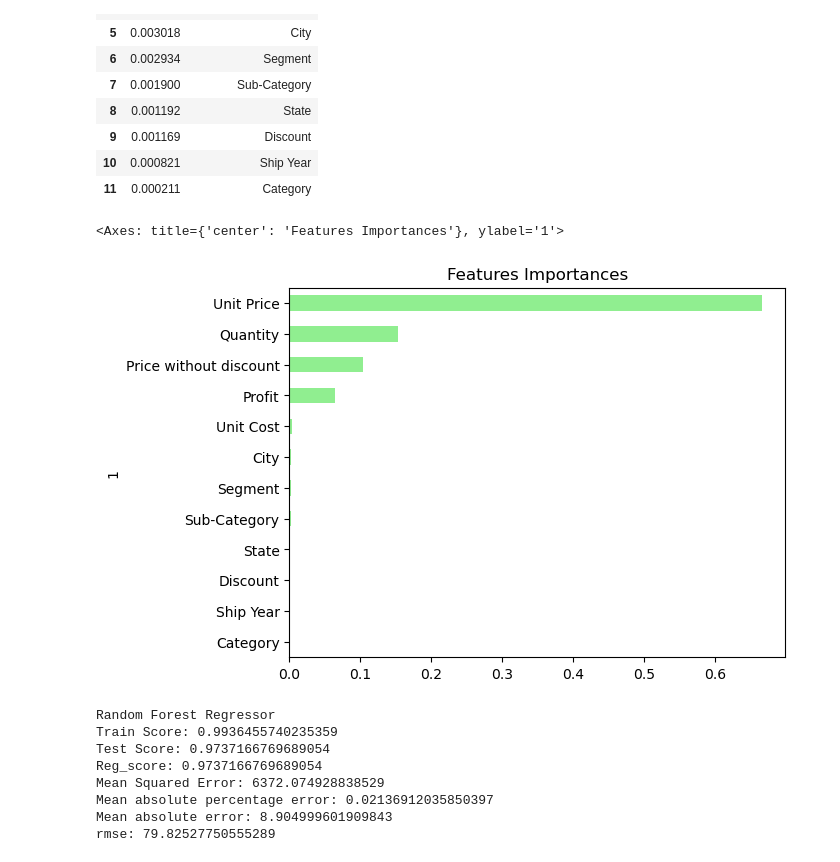
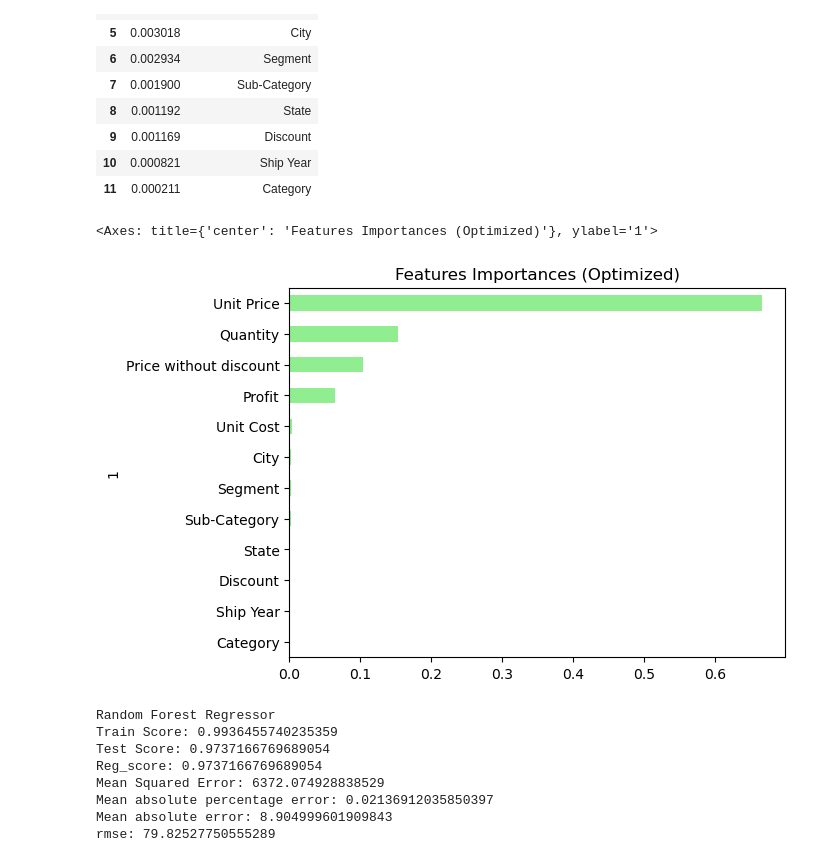
Before and after one commit to jmpealy/project-4-ML-integration, a Jupyter notebook: model_jason.ipynb, the cells around one changed output. Saved outputs shown, nothing was run; the diff lists cells and outputs as text; code cells hidden in the pictures.

```diff
--- a/model_jason.ipynb
+++ b/model_jason.ipynb
@@ -293,15 +382,15 @@ GridSearchCV(cv=KFold(n_splits=5, random_state=1, shuffle=True),
                          'n_estimators': [20, 50]})
 # %%
 #Perform cross validation
-rf = RandomForestRegressor(
+rf_optimized = RandomForestRegressor(
                            n_estimators = grid_search.best_params_['n_estimators'],
                            max_features = grid_search.best_params_['max_features'],
                            max_depth = grid_search.best_params_['max_depth'],
                            random_state = 0)
 
-rf.fit(X_train, y_train)
+rf_optimized.fit(X_train, y_train)
 
-n_scores = cross_val_score(rf, X_train, y_train,
+n_scores = cross_val_score(rf_optimized, X_train, y_train,
                            cv=KFold(n_splits=5, shuffle=True, random_state=1)).mean()
 
 n_scores
@@ -338,8 +422,8 @@ array([2.93408982e-03, 3.01798746e-03, 1.19176652e-03, 2.10616525e-04,
        6.65201129e-01, 1.03170466e-01, 3.18835459e-03, 8.21091977e-04])
 # %%
 #Match feature importance with the respective category and put into a dataframe
-importances_df = pd.DataFrame(sorted(zip(rf.feature_importances_, X.columns), reverse=True))
-importances_df
+optimized_importances_df = pd.DataFrame(sorted(zip(rf_optimized.feature_importances_, X.columns), reverse=True))
+optimized_importances_df
 # %% [output]
 |  | 0 | 1 |
 | 0 | 0.665201 | Unit Price |
@@ -356,13 +440,13 @@ importances_df
 | 11 | 0.000211 | Category |
 # %%
 # Visualize the features by importance
-importances_df.set_index(importances_df[1], inplace=True)
-importances_df.drop(columns=1, inplace=True)
-importances_df.rename(columns={0: 'Feature Importances'}, inplace=True)
-importances_sorted = importances_df.sort_values(by='Feature Importances')
-importances_sorted.plot(kind='barh', color='lightgreen', title= 'Features Importances', legend=False)
+optimized_importances_df.set_index(optimized_importances_df[1], inplace=True)
+optimized_importances_df.drop(columns=1, inplace=True)
+optimized_importances_df.rename(columns={0: 'Feature Importances'}, inplace=True)
+optimized_importances_sorted = optimized_importances_df.sort_values(by='Feature Importances')
+optimized_importances_sorted.plot(kind='barh', color='lightgreen', title= 'Features Importances (Optimized)', legend=False)
 # %% [output]
-<Axes: title={'center': 'Features Importances'}, ylabel='1'>
+<Axes: title={'center': 'Features Importances (Optimized)'}, ylabel='1'>
-[figure, old version]
+[figure, new version]
 # %%
 #Run predictions
```
Also changed, not shown: parts of 16 cells of this notebook.
